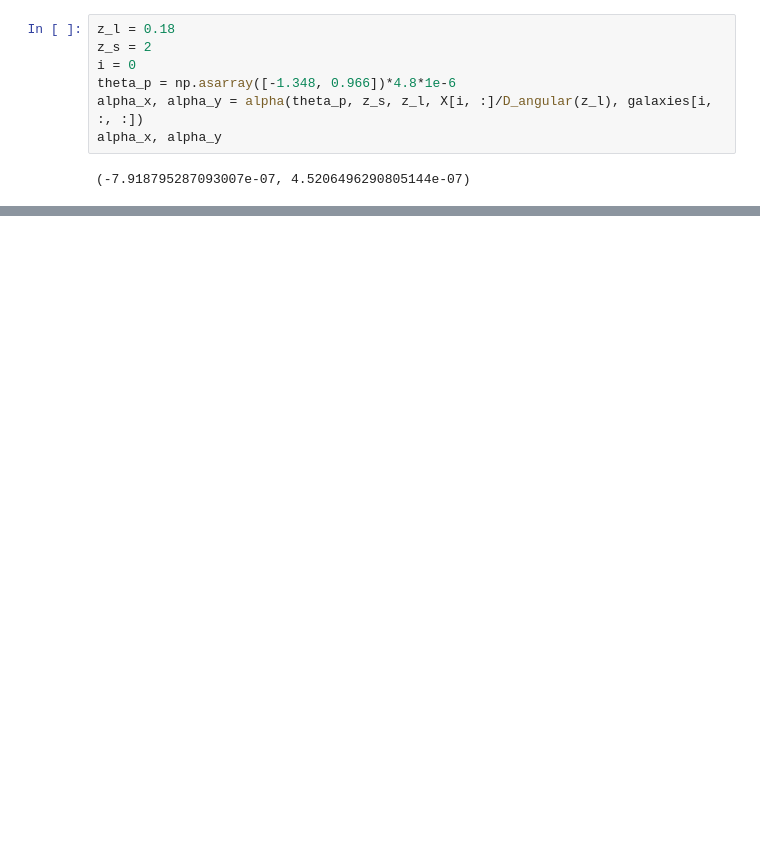
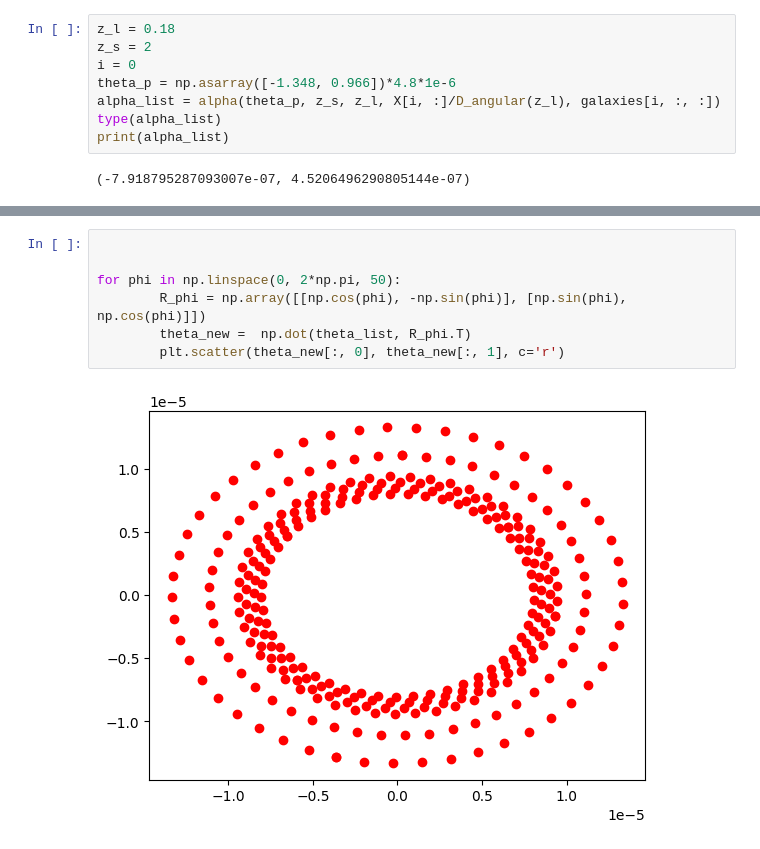
Before and after one commit to LucijanaS/ezigzag, a Jupyter notebook: newtonian_potential_from_map.ipynb, the cells around one changed output, grey strips where cells are left out. Drawn from its saved outputs; the diff is of its cells as text; blank space fills up the shorter version.

```diff
--- a/newtonian_potential_from_map.ipynb
+++ b/newtonian_potential_from_map.ipynb
@@ -198,7 +213,8 @@ z_l = 0.18
 z_s = 2
 i = 0
 theta_p = np.asarray([-1.348, 0.966])*4.8*1e-6
-alpha_x, alpha_y = alpha(theta_p, z_s, z_l, X[i, :]/D_angular(z_l), galaxies[i, :, :])
-alpha_x, alpha_y
+alpha_list = alpha(theta_p, z_s, z_l, X[i, :]/D_angular(z_l), galaxies[i, :, :])
+type(alpha_list)
+print(alpha_list)
 # %% [output]
 (-7.918795287093007e-07, 4.5206496290805144e-07)
@@ -204,0 +312,9 @@ alpha_x, alpha_y
+# %%
+
+
+for phi in np.linspace(0, 2*np.pi, 50):
+        R_phi = np.array([[np.cos(phi), -np.sin(phi)], [np.sin(phi), np.cos(phi)]])
+        theta_new =  np.dot(theta_list, R_phi.T)
+        plt.scatter(theta_new[:, 0], theta_new[:, 1], c='r')
+# %% [output]
+[figure, added]
```
Also changed, not shown: parts of 6 cells of this notebook.
